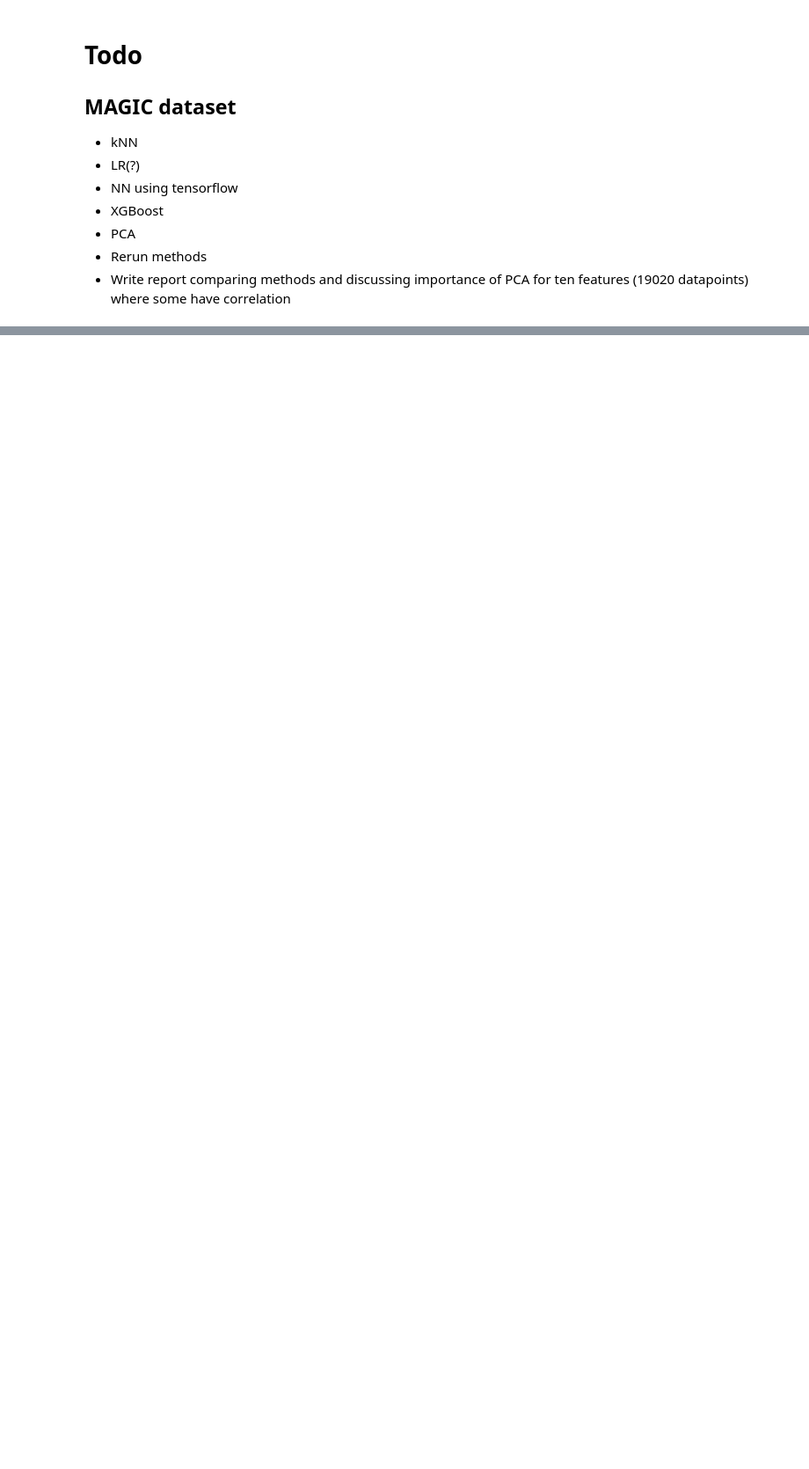
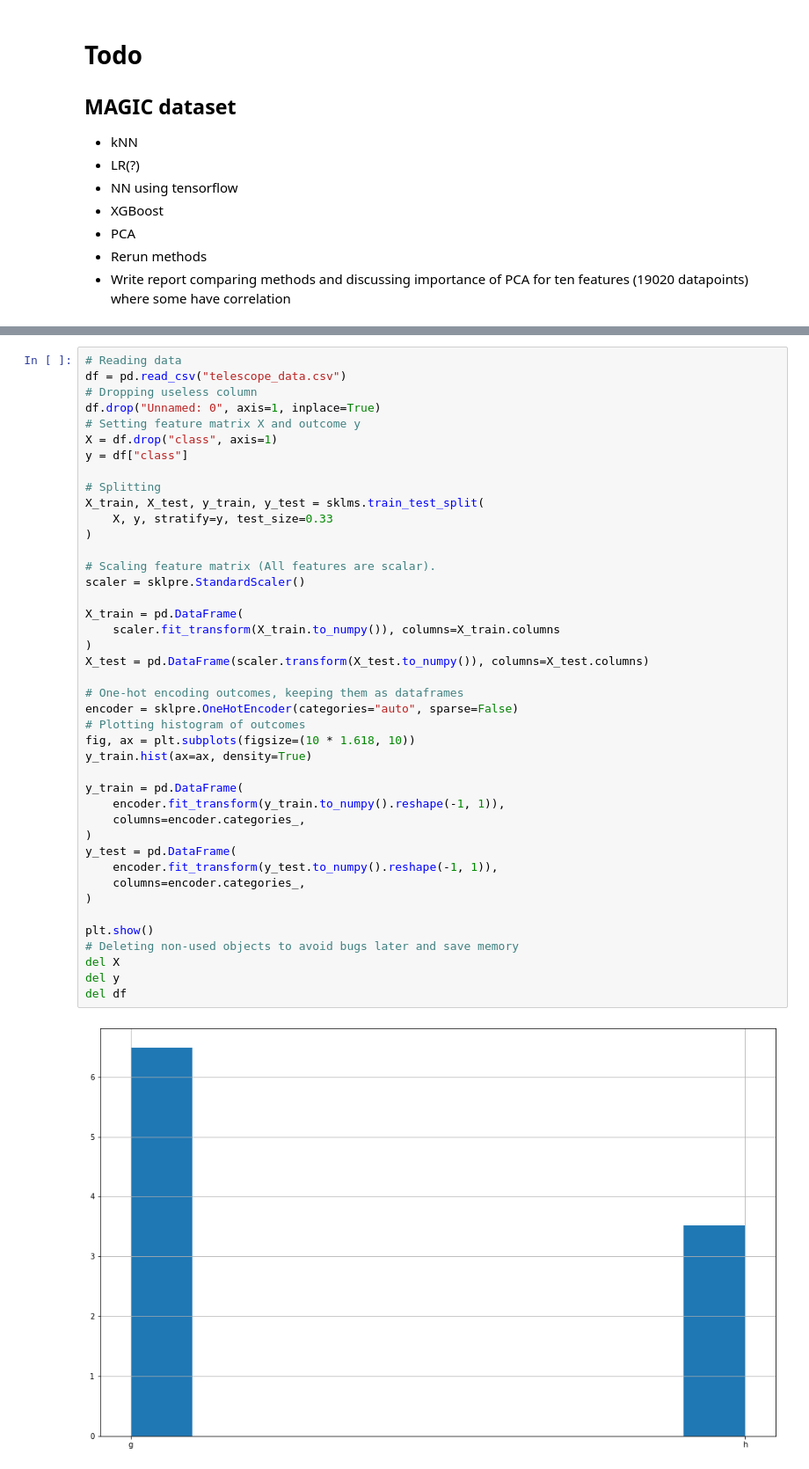
Before and after one commit to liseanh/FYS-STK4155-project3, a Jupyter notebook: Exploring data.ipynb, the cells around one changed output, grey strips where cells are left out. Shown at 88% size. Saved outputs shown, nothing was run; the diff lists cells and outputs as text; blank space fills up the shorter version.

```diff
--- a/Exploring data.ipynb
+++ b/Exploring data.ipynb
@@ -30,0 +32,44 @@ plt.show()
+# %%
+# Reading data
+df = pd.read_csv("telescope_data.csv")
+# Dropping useless column
+df.drop("Unnamed: 0", axis=1, inplace=True)
+# Setting feature matrix X and outcome y
+X = df.drop("class", axis=1)
+y = df["class"]
+
+# Splitting
+X_train, X_test, y_train, y_test = sklms.train_test_split(
+    X, y, stratify=y, test_size=0.33
+)
+
+# Scaling feature matrix (All features are scalar).
+scaler = sklpre.StandardScaler()
+
+X_train = pd.DataFrame(
+    scaler.fit_transform(X_train.to_numpy()), columns=X_train.columns
+)
+X_test = pd.DataFrame(scaler.transform(X_test.to_numpy()), columns=X_test.columns)
+
+# One-hot encoding outcomes, keeping them as dataframes
+encoder = sklpre.OneHotEncoder(categories="auto", sparse=False)
+# Plotting histogram of outcomes
+fig, ax = plt.subplots(figsize=(10 * 1.618, 10))
+y_train.hist(ax=ax, density=True)
+
+y_train = pd.DataFrame(
+    encoder.fit_transform(y_train.to_numpy().reshape(-1, 1)),
+    columns=encoder.categories_,
+)
+y_test = pd.DataFrame(
+    encoder.fit_transform(y_test.to_numpy().reshape(-1, 1)),
+    columns=encoder.categories_,
+)
+
+plt.show()
+# Deleting non-used objects to avoid bugs later and save memory
+del X
+del y
+del df
+# %% [output]
+[figure, added]
```
Also changed, not shown: parts of 7 cells of this notebook.
